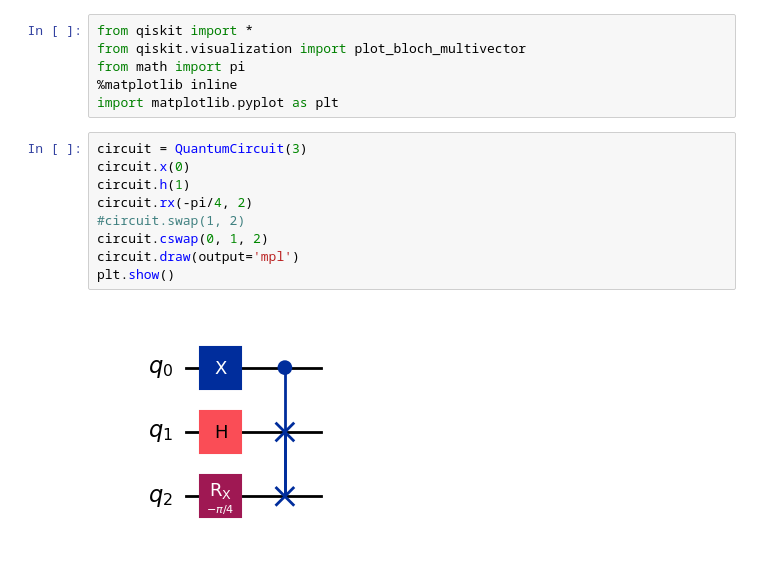
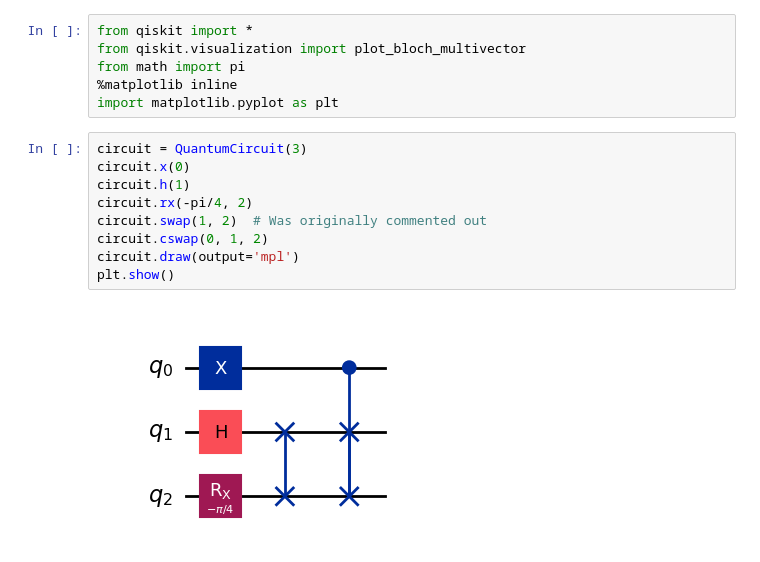
Before and after one commit to ssullivan06902/quantum-computing-fundamentals-2833097, a Jupyter notebook: src/05_06_swap_gates/05_06_swap_gates_end.ipynb, the cells around one changed output. Drawn from its saved outputs; the diff is of its cells as text.

```diff
--- a/src/05_06_swap_gates/05_06_swap_gates_end.ipynb
+++ b/src/05_06_swap_gates/05_06_swap_gates_end.ipynb
@@ -7,14 +7,14 @@ import matplotlib.pyplot as plt
 # %%
 circuit = QuantumCircuit(3)
 circuit.x(0)
 circuit.h(1)
 circuit.rx(-pi/4, 2)
-#circuit.swap(1, 2)
+circuit.swap(1, 2)  # Was originally commented out
 circuit.cswap(0, 1, 2)
 circuit.draw(output='mpl')
 plt.show()
 # %% [output]
-[figure, old version]
+[figure, new version]
 # %%
 # UPDATE: Code updated after recording to resolve breaking changes from Qiskit 1.0
 circuit.remove_final_measurements()  # no measurements allowed
```
Also changed, not shown: parts of 1 cell of this notebook, 14 other files.
